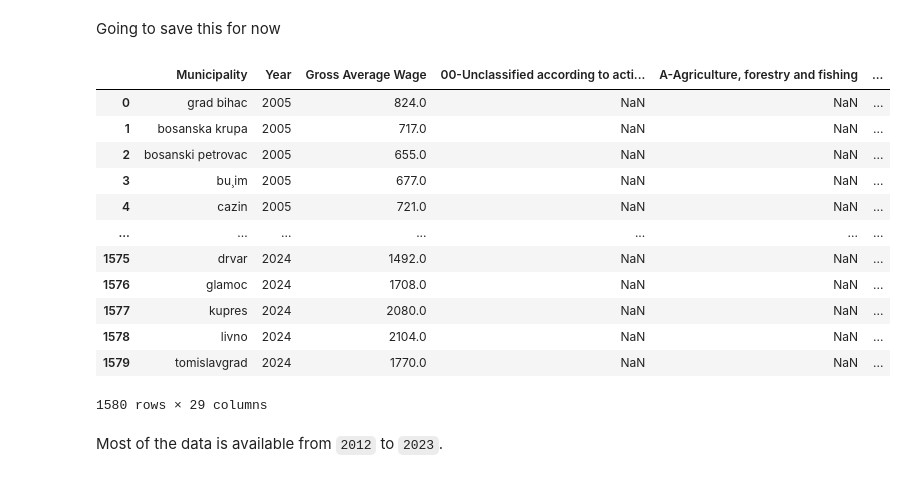
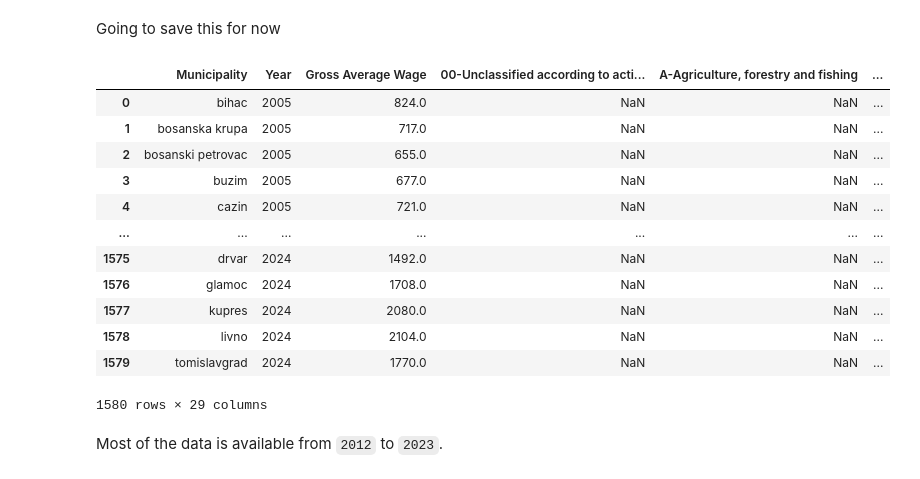
Before and after one commit to bakirgrbic/bih-entity-analysis, a Jupyter notebook: notebooks/FBiH Merge Processed Data.ipynb, the cells around one changed output. Drawn from its saved outputs; the diff is of its cells as text; code cells hidden in the pictures.

```diff
--- a/notebooks/FBiH Merge Processed Data.ipynb
+++ b/notebooks/FBiH Merge Processed Data.ipynb
@@ -34,12 +146,12 @@ total.to_excel(SAVE_DIR + "merged_no_politics.xlsx", index=False)
 # %%
-df = pd.read_excel(SAVE_DIR + "merged_no_politics.xlsx")
-df
+total = pd.read_excel(SAVE_DIR + "merged_no_politics.xlsx")
+total
 # %% [output]
 |  | Municipality | Year | Gross Average Wage | 00-Unclassified according to acti... | A-Agriculture, forestry and fishing | ... |
-| 0 | grad bihac | 2005 | 824.0 | NaN | NaN | ... |
+| 0 | bihac | 2005 | 824.0 | NaN | NaN | ... |
 | 1 | bosanska krupa | 2005 | 717.0 | NaN | NaN | ... |
 | 2 | bosanski petrovac | 2005 | 655.0 | NaN | NaN | ... |
-| 3 | bu¸im | 2005 | 677.0 | NaN | NaN | ... |
+| 3 | buzim | 2005 | 677.0 | NaN | NaN | ... |
 | 4 | cazin | 2005 | 721.0 | NaN | NaN | ... |
 | ... | ... | ... | ... | ... | ... | ... |
 | 1575 | drvar | 2024 | 1492.0 | NaN | NaN | ... |
```
Also changed, not shown: parts of 10 cells of this notebook, 3 other files.
